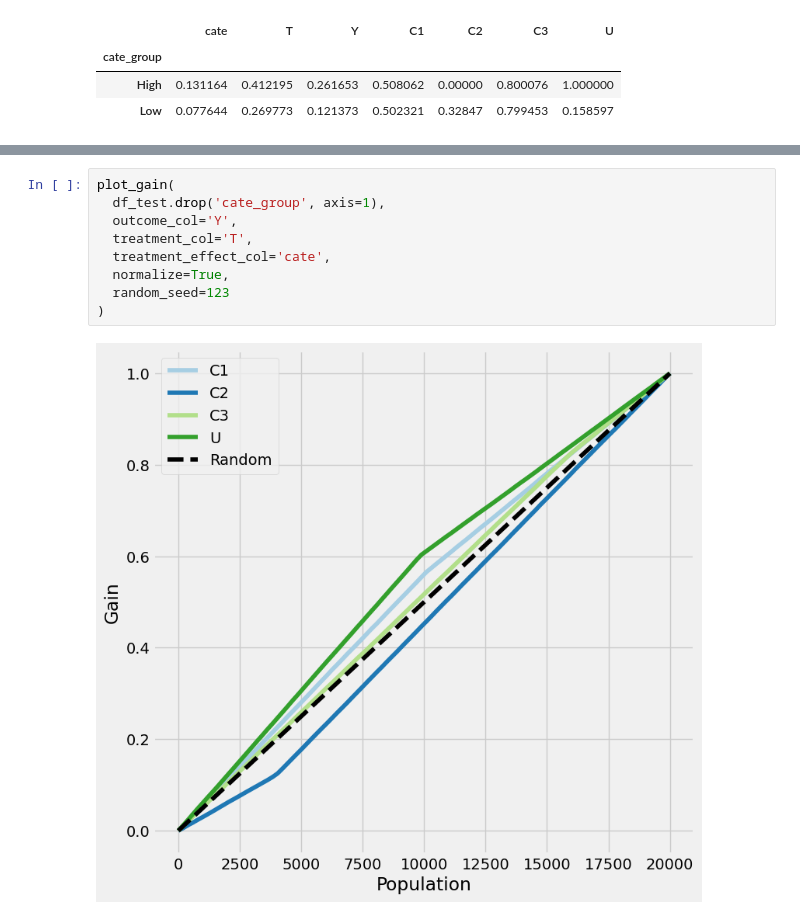
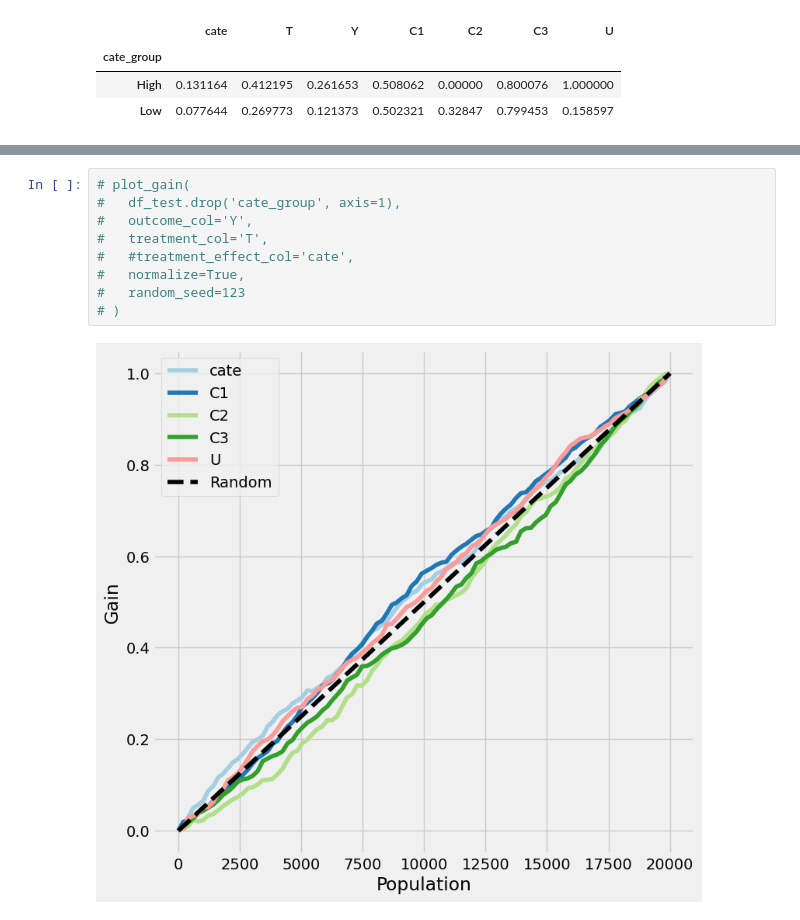
Before and after one commit to pcbrendel/causal, a Jupyter notebook: tutorials/s-learner.ipynb, the cells around one changed output, grey strips where cells are left out. Cells and saved outputs as stored; diff of their text form.

```diff
--- a/tutorials/s-learner.ipynb
+++ b/tutorials/s-learner.ipynb
@@ -105,14 +105,14 @@ plot_qini(
 # %%
-plot_gain(
-  df_test.drop('cate_group', axis=1),
-  outcome_col='Y',
-  treatment_col='T',
-  treatment_effect_col='cate',
-  normalize=True,
-  random_seed=123
-)
+# plot_gain(
+#   df_test.drop('cate_group', axis=1),
+#   outcome_col='Y',
+#   treatment_col='T',
+#   #treatment_effect_col='cate',
+#   normalize=True,
+#   random_seed=123
+# )
 # %% [output]
-[figure, old version]
+[figure, new version]
 # %%
 slearner.get_importance(
     X=X_test,
```
Also changed, not shown: parts of 3 cells of this notebook, 1 other file.
